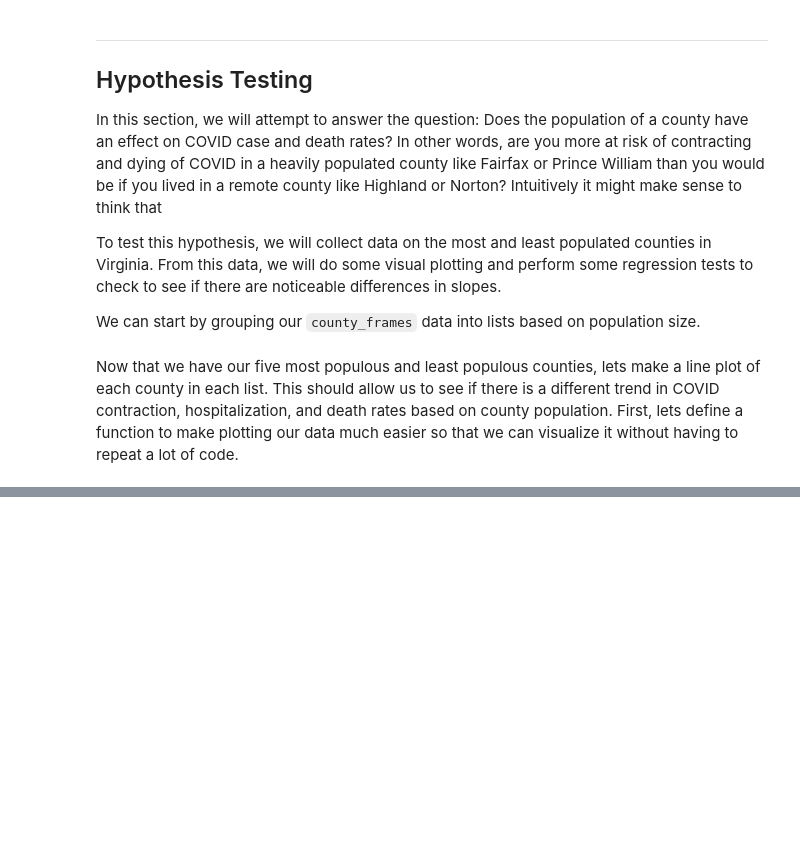
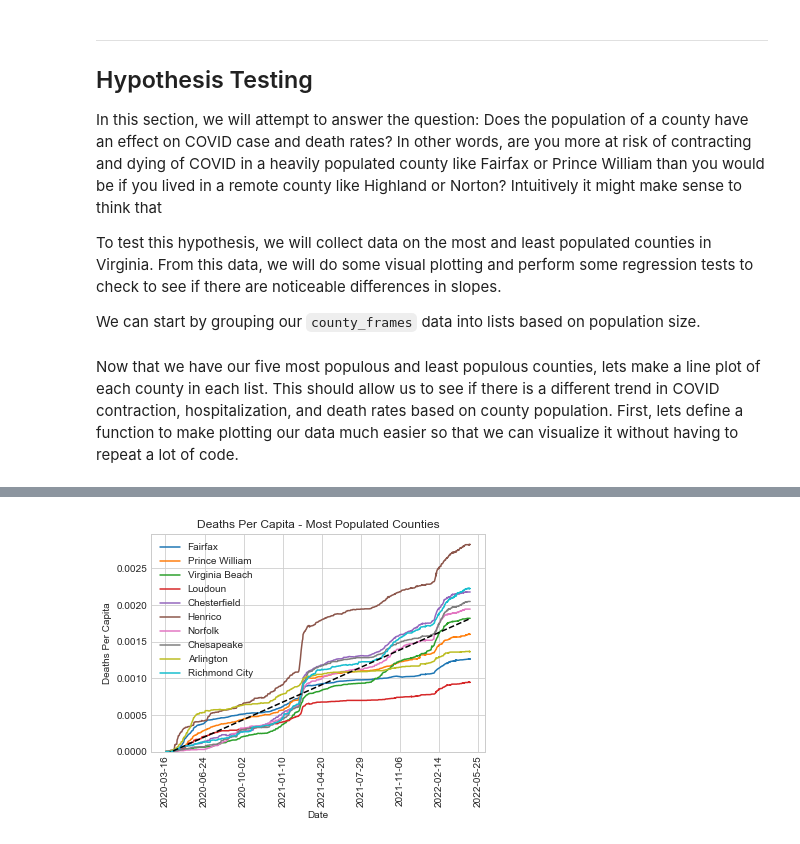
Before and after one commit to martindavid1995/Data-Science-Tutorial, a Jupyter notebook: Tutorial.ipynb, the cells around one changed output, grey strips where cells are left out. Saved outputs shown, nothing was run; the diff lists cells and outputs as text; code cells hidden in the pictures; blank space fills up the shorter version.

```diff
--- a/Tutorial.ipynb
+++ b/Tutorial.ipynb
@@ -487,0 +502,4 @@ plt.plot(x,y)
+# %%
+doRegPlot(most_populous_frames, 'Deaths Per Capita', 'Deaths Per Capita - Most Populated Counties')
+# %% [output]
+[figure, added]
```
Also changed, not shown: parts of 8 cells of this notebook, 1 other file.
